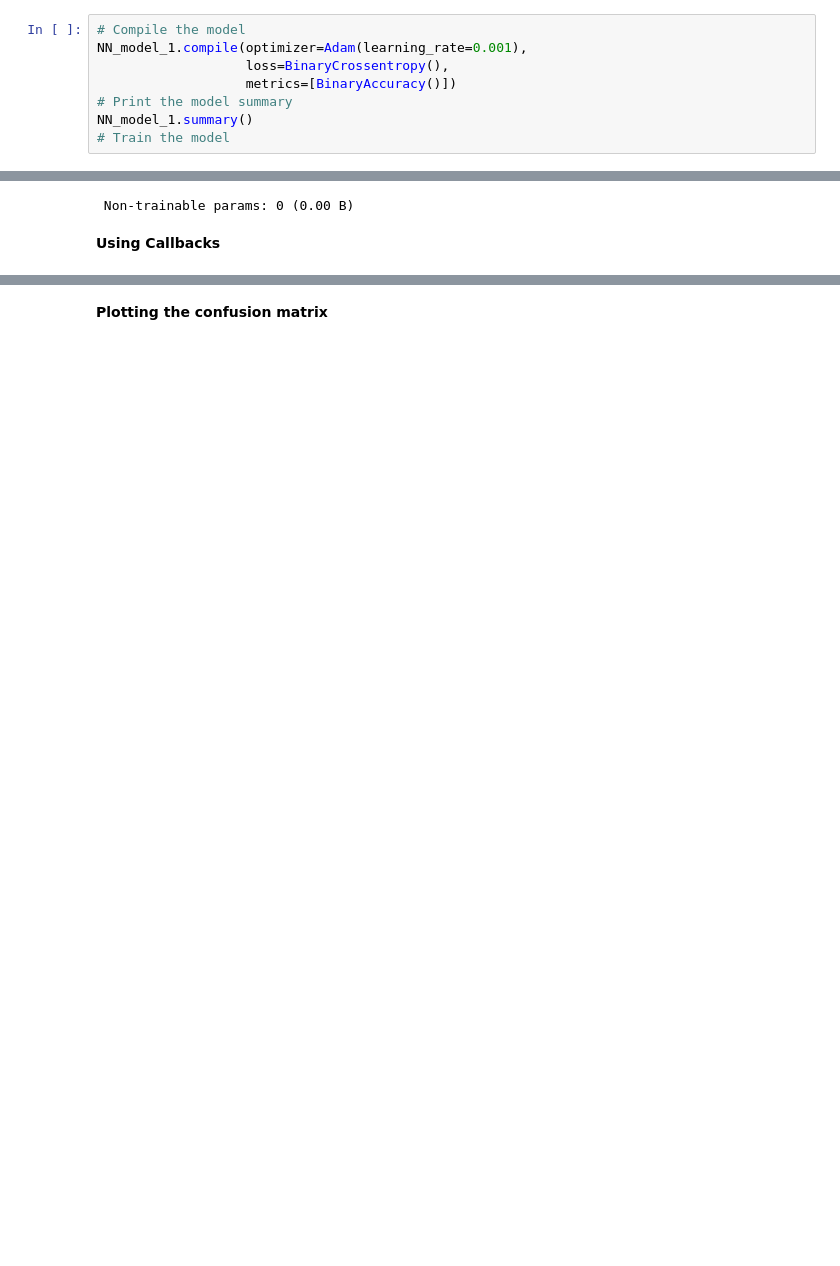
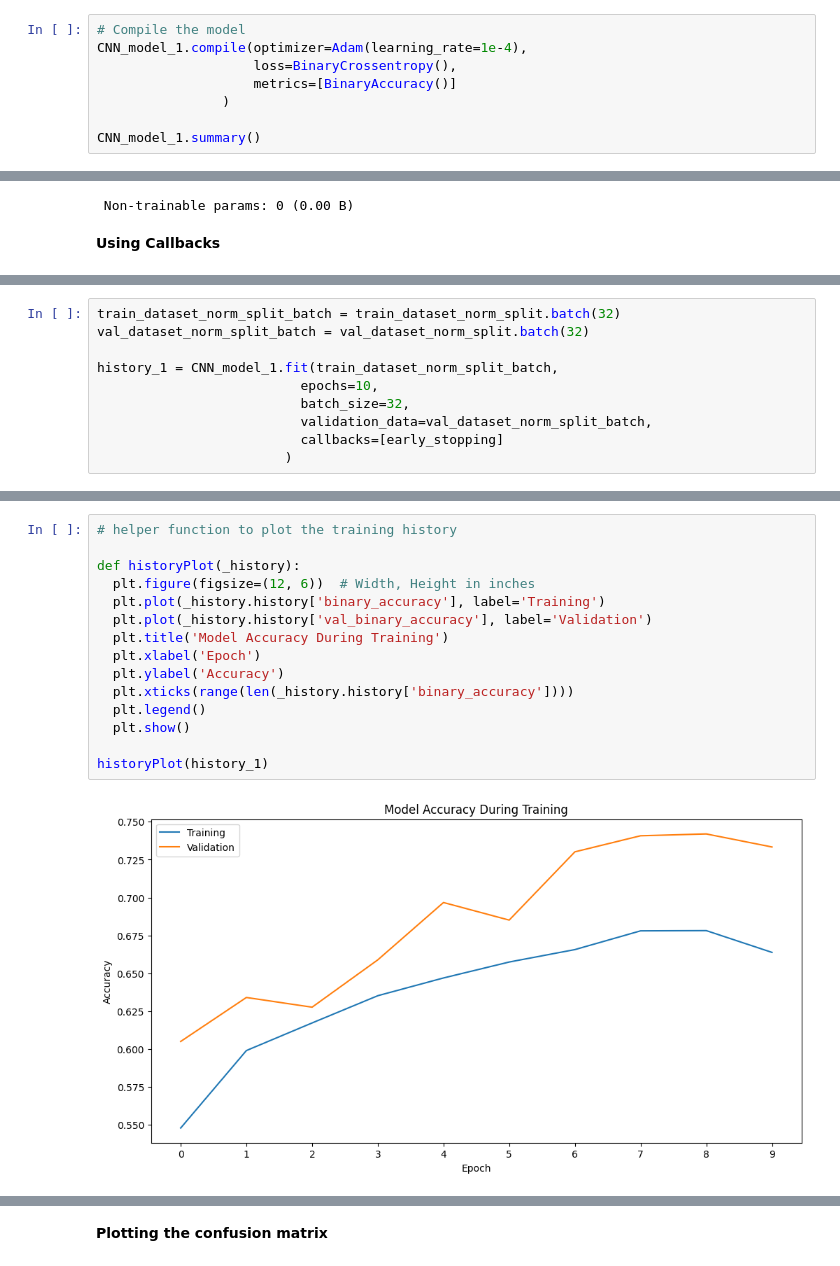
Before and after one commit to rowan-dauria/MIT-ADSP-Capstone-Project, a Jupyter notebook: Reference_Notebook_Malaria_Detection_Full_Code.ipynb, the cells around one changed output, grey strips where cells are left out. Cells and saved outputs as stored; diff of their text form; blank space fills up the shorter version.

```diff
--- a/Reference_Notebook_Malaria_Detection_Full_Code.ipynb
+++ b/Reference_Notebook_Malaria_Detection_Full_Code.ipynb
@@ -438,11 +523,11 @@ NN_model_1.add(Dense(1, activation='sigmoid'))
 # %%
 # Compile the model
-NN_model_1.compile(optimizer=Adam(learning_rate=0.001),
-                   loss=BinaryCrossentropy(),
-                   metrics=[BinaryAccuracy()])
-# Print the model summary
-NN_model_1.summary()
-# Train the model
+CNN_model_1.compile(optimizer=Adam(learning_rate=1e-4),
+                    loss=BinaryCrossentropy(),
+                    metrics=[BinaryAccuracy()]
+                )
+
+CNN_model_1.summary()
 # %% [output]
 Model: "sequential"
 ┏━━━━━━━━━━━━━━━━━━━━━━━━━━━━━━━━━┳━━━━━━━━━━━━━━━━━━━━━━━━┳━━━━━━━━━━━━━━━┓
@@ -482,0 +559,10 @@ tf.Tensor(780, shape=(), dtype=int64)
+# %%
+train_dataset_norm_split_batch = train_dataset_norm_split.batch(32)
+val_dataset_norm_split_batch = val_dataset_norm_split.batch(32)
+
+history_1 = CNN_model_1.fit(train_dataset_norm_split_batch,
+                          epochs=10,
+                          batch_size=32,
+                          validation_data=val_dataset_norm_split_batch,
+                          callbacks=[early_stopping]
+                        )
@@ -482,0 +591,17 @@ tf.Tensor(780, shape=(), dtype=int64)
+# %%
+# helper function to plot the training history
+
+def historyPlot(_history):
+  plt.figure(figsize=(12, 6))  # Width, Height in inches
+  plt.plot(_history.history['binary_accuracy'], label='Training')
+  plt.plot(_history.history['val_binary_accuracy'], label='Validation')
+  plt.title('Model Accuracy During Training')
+  plt.xlabel('Epoch')
+  plt.ylabel('Accuracy')
+  plt.xticks(range(len(_history.history['binary_accuracy'])))
+  plt.legend()
+  plt.show()
+
+historyPlot(history_1)
+# %% [output]
+[figure, added]
```
Also changed, not shown: parts of 89 cells of this notebook.
